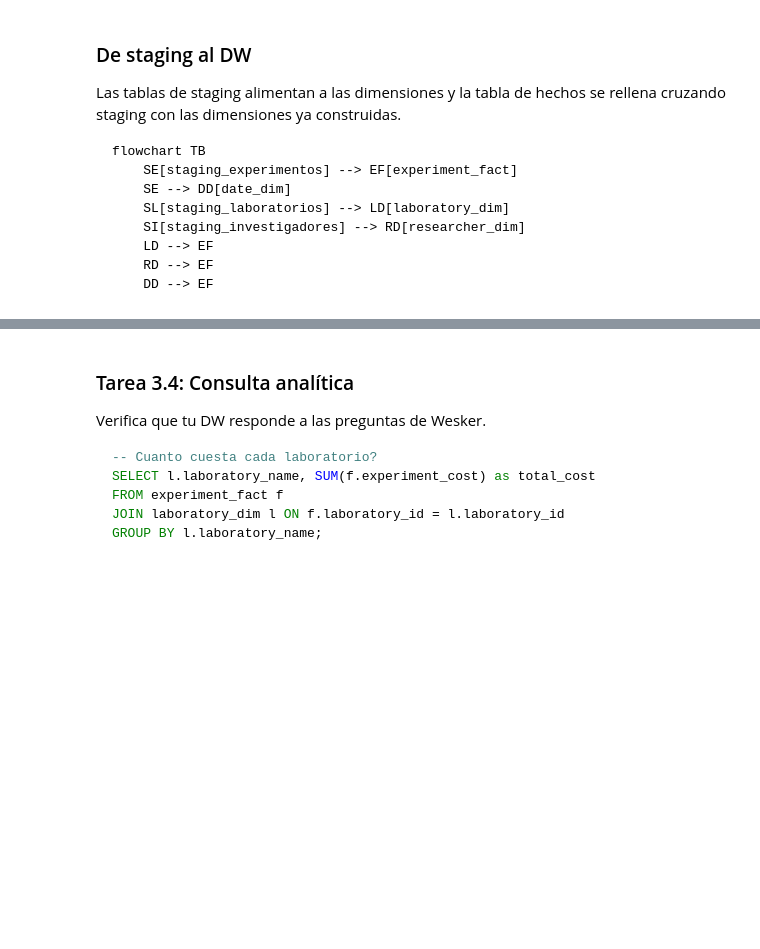
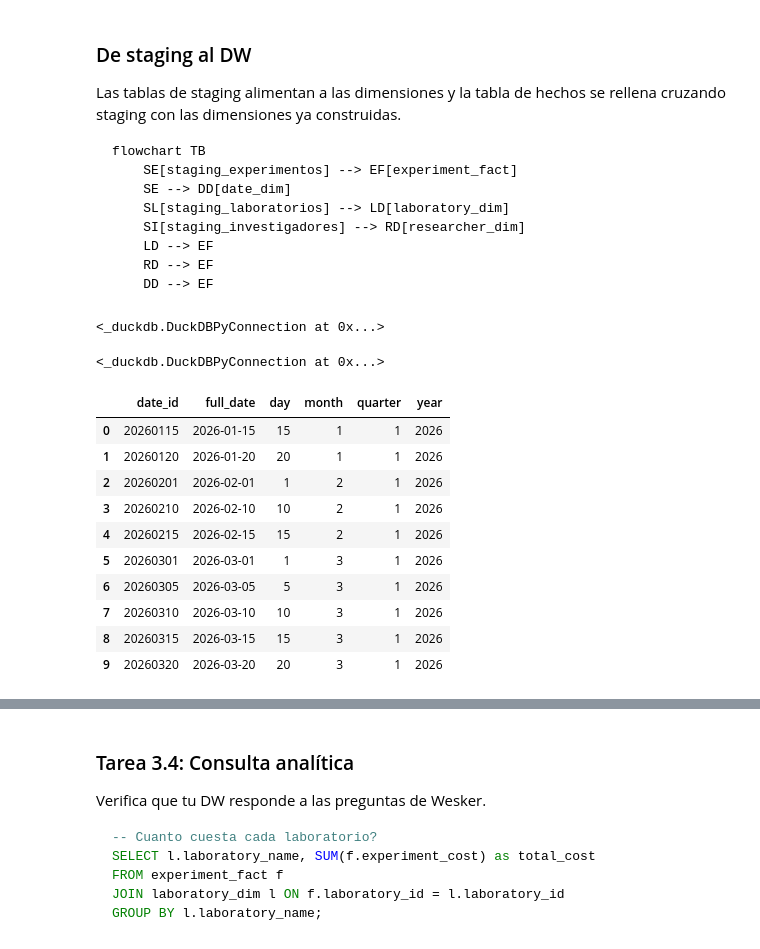
Before and after one commit to anto-rom/pontia-data-warehousing, a Jupyter notebook: 04_star_schema/notebook.ipynb, the cells around one changed output, grey strips where cells are left out. Saved outputs shown, nothing was run; the diff lists cells and outputs as text; code cells hidden in the pictures; blank space fills up the shorter version.

````diff
--- a/04_star_schema/notebook.ipynb
+++ b/04_star_schema/notebook.ipynb
@@ -263,3 +502,82 @@ flowchart TB
     RD --> EF
     DD --> EF
 ```
+# %%
+con.execute("""
+    CREATE TABLE date_dim (
+        date_id INTEGER PRIMARY KEY,
+        full_date DATE NOT NULL,
+        day INTEGER,
+        month INTEGER,
+        quarter INTEGER,
+        year INTEGER,
+        month_name VARCHAR,
+        day_of_week VARCHAR
+    );
+""")
+# %% [output]
+<_duckdb.DuckDBPyConnection at 0x...>
+# %%
+con.execute("""
+    INSERT INTO date_dim (
+        date_id,
+        full_date,
+        day,
+        month,
+        quarter,
+        year,
+        month_name,
+        day_of_week
+    )
+    SELECT DISTINCT
+        CAST(STRFTIME(
+            CAST(experiment_date AS DATE),
+            '%Y%m%d'
+        ) AS INTEGER) AS date_id,
+
+        CAST(experiment_date AS DATE) AS full_date,
+
+        DAY(CAST(experiment_date AS DATE)) AS day,
+        MONTH(CAST(experiment_date AS DATE)) AS month,
+        QUARTER(CAST(experiment_date AS DATE)) AS quarter,
+        YEAR(CAST(experiment_date AS DATE)) AS year,
+
+        STRFTIME(
+            CAST(experiment_date AS DATE),
+            '%B'
+        ) AS month_name,
+
+        STRFTIME(
+            CAST(experiment_date AS DATE),
+            '%A'
+        ) AS day_of_week
+
+    FROM staging_experimentos
+    WHERE experiment_date IS NOT NULL;
+""")
+# %% [output]
+<_duckdb.DuckDBPyConnection at 0x...>
+# %%
+con.execute("""
+    SELECT
+        date_id,
+        full_date,
+        day,
+        month,
+        quarter,
+        year
+    FROM date_dim
+    ORDER BY full_date;
+""").df()
+# %% [output]
+|  | date_id | full_date | day | month | quarter | year |
+| 0 | 20260115 | 2026-01-15 | 15 | 1 | 1 | 2026 |
+| 1 | 20260120 | 2026-01-20 | 20 | 1 | 1 | 2026 |
+| 2 | 20260201 | 2026-02-01 | 1 | 2 | 1 | 2026 |
+| 3 | 20260210 | 2026-02-10 | 10 | 2 | 1 | 2026 |
+| 4 | 20260215 | 2026-02-15 | 15 | 2 | 1 | 2026 |
+| 5 | 20260301 | 2026-03-01 | 1 | 3 | 1 | 2026 |
+| 6 | 20260305 | 2026-03-05 | 5 | 3 | 1 | 2026 |
+| 7 | 20260310 | 2026-03-10 | 10 | 3 | 1 | 2026 |
+| 8 | 20260315 | 2026-03-15 | 15 | 3 | 1 | 2026 |
+| 9 | 20260320 | 2026-03-20 | 20 | 3 | 1 | 2026 |
````
Also changed, not shown: parts of 25 cells of this notebook, 1 other file.
